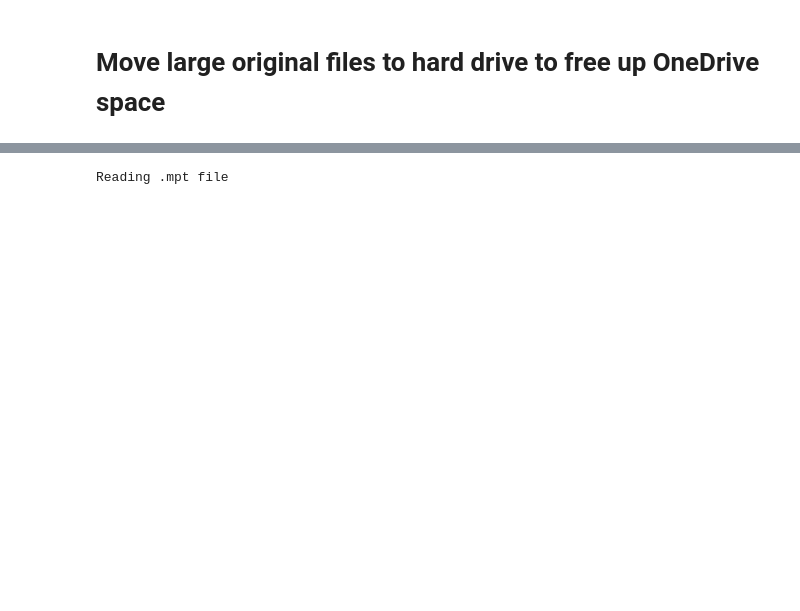
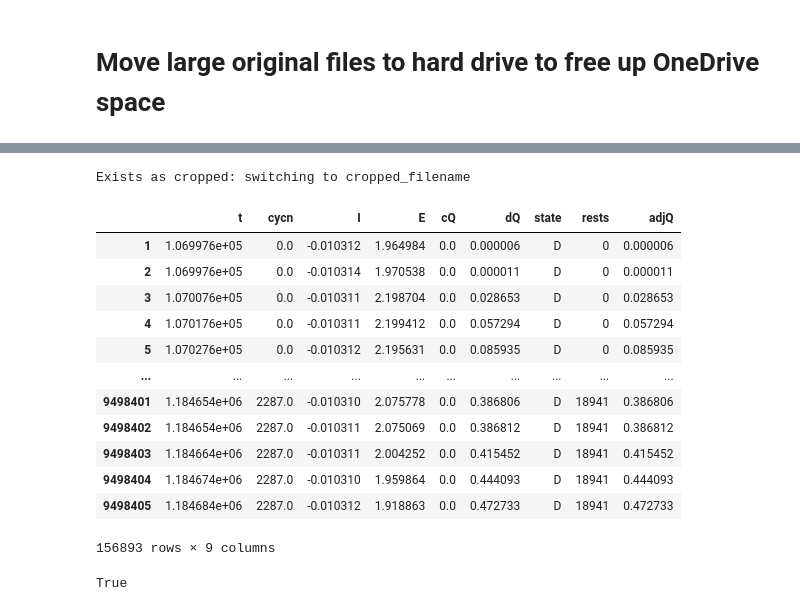
Before and after one commit to LiamBird/GalvPyle, a Jupyter notebook: Development/ICI development.ipynb, the cells around one changed output, grey strips where cells are left out. Saved outputs shown, nothing was run; the diff lists cells and outputs as text; code cells hidden in the pictures; blank space fills up the shorter version.

Commit message:
ICI modifications
updated ICI to read/ find files with 'CROP_' in the filename, and to save files using unique labels

```diff
--- a/Development/ICI development.ipynb
+++ b/Development/ICI development.ipynb
@@ -411,8 +487,34 @@ class ICI(object):
+# %%
+constant_path = os.path.join(ec_path, "constant")
+filename = os.path.join(constant_path, "1C", "sample2",
+                        'CROP_260501_Liam_ICI_1Cconst_formation_120uL_cGFc_02_MB_CM4.mpt')
+
+self = ICI(filename, verbose=True)
+# %% [output]
+Exists as cropped: switching to cropped_filename
+# %%
+self.raw
+# %% [output]
+|  | t | cycn | I | E | cQ | dQ | state | rests | adjQ |
+| 1 | 1.069976e+05 | 0.0 | -0.010312 | 1.964984 | 0.0 | 0.000006 | D | 0 | 0.000006 |
+| 2 | 1.069976e+05 | 0.0 | -0.010314 | 1.970538 | 0.0 | 0.000011 | D | 0 | 0.000011 |
+| 3 | 1.070076e+05 | 0.0 | -0.010311 | 2.198704 | 0.0 | 0.028653 | D | 0 | 0.028653 |
+| 4 | 1.070176e+05 | 0.0 | -0.010311 | 2.199412 | 0.0 | 0.057294 | D | 0 | 0.057294 |
+| 5 | 1.070276e+05 | 0.0 | -0.010312 | 2.195631 | 0.0 | 0.085935 | D | 0 | 0.085935 |
+| ... | ... | ... | ... | ... | ... | ... | ... | ... | ... |
+| 9498401 | 1.184654e+06 | 2287.0 | -0.010310 | 2.075778 | 0.0 | 0.386806 | D | 18941 | 0.386806 |
+| 9498402 | 1.184654e+06 | 2287.0 | -0.010311 | 2.075069 | 0.0 | 0.386812 | D | 18941 | 0.386812 |
+| 9498403 | 1.184664e+06 | 2287.0 | -0.010311 | 2.004252 | 0.0 | 0.415452 | D | 18941 | 0.415452 |
+| 9498404 | 1.184674e+06 | 2287.0 | -0.010310 | 1.959864 | 0.0 | 0.444093 | D | 18941 | 0.444093 |
+| 9498405 | 1.184684e+06 | 2287.0 | -0.010312 | 1.918863 | 0.0 | 0.472733 | D | 18941 | 0.472733 |
+156893 rows × 9 columns
+# %%
+os.path.isfile(path_to_use)
+# %% [output]
+True
 # %%
 path_10LH_3 = os.path.join(r"C:\Users\Admin\OneDrive - Nexus365\Documents\Rate_capability_benchmark\electrochem_data\ici_data\low_high_10\sample6")
-self = ICI(os.path.join(path_10LH_3, '260428_Liam_ICI_10cyc_low_to_high_120uLcGFc_01_MB_CM1.mpt'), establish_cycle_numbers=True, reload=False)
+self = ICI(os.path.join(path_10LH_3, '260428_Liam_ICI_10cyc_low_to_high_120uLcGFc_01_MB_CM1.mpt'))##, establish_cycle_numbers=True, reload=False)
-# %% [output]
-Reading .mpt file
 # %%
 df = self._df
 # %%
```
Also changed, not shown: parts of 21 cells of this notebook, 1 other file.
